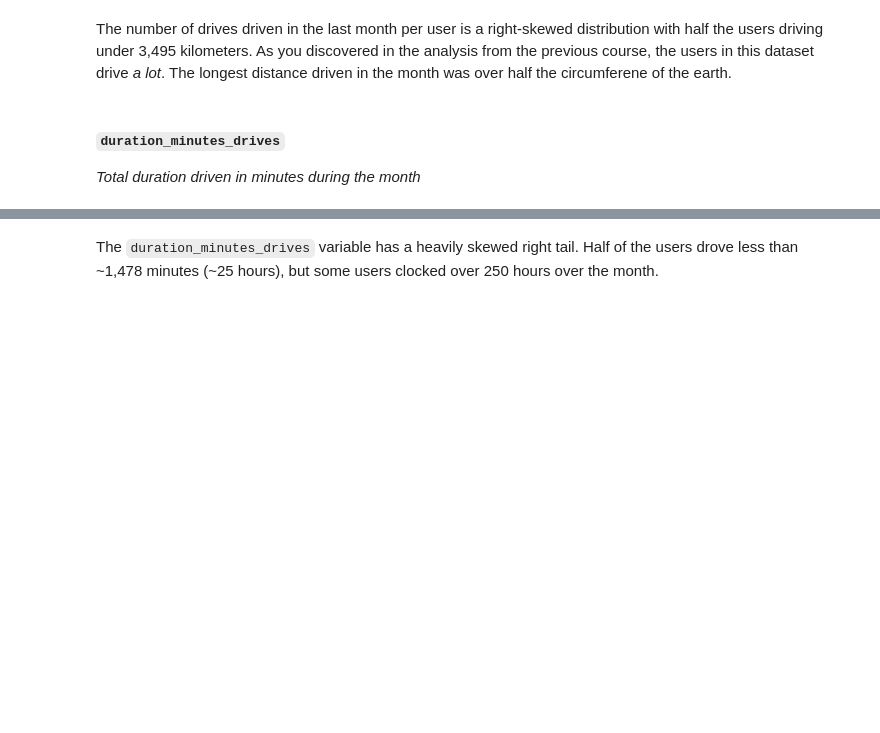
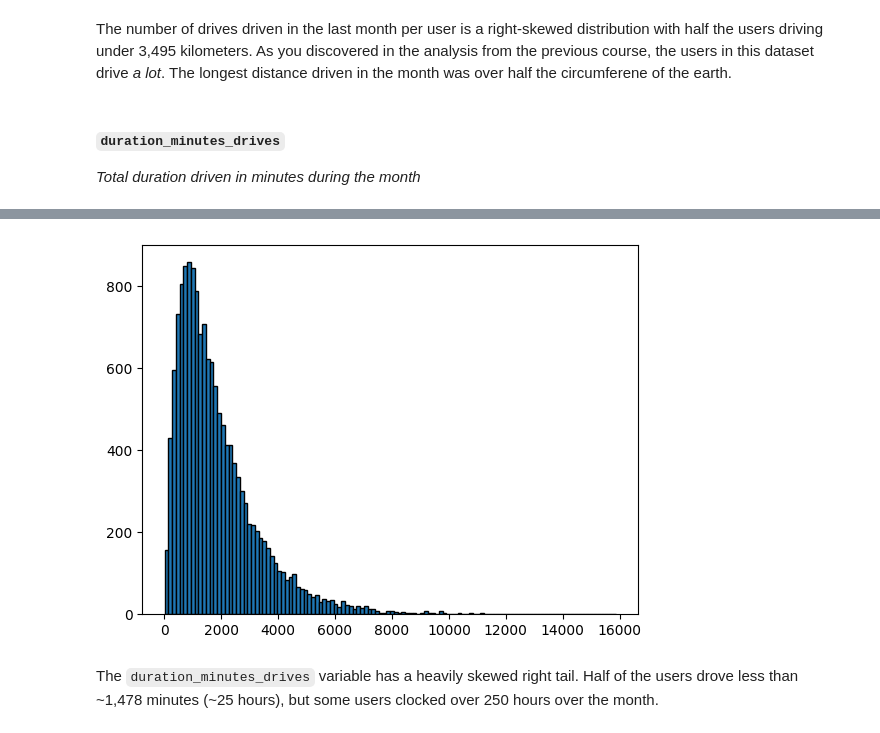
Before and after one commit to andrefsr/Google-Advanced-Data-Analytics-Certificate, a Jupyter notebook: Course 2/Atividades/Activity_Course 3 Waze project lab/Activity_Course 3 Waze project lab.ipynb, the cells around one changed output, grey strips where cells are left out. Drawn from its saved outputs; the diff is of its cells as text; code cells hidden in the pictures; blank space fills up the shorter version.

```diff
--- a/Course 2/Atividades/Activity_Course 3 Waze project lab/Activity_Course 3 Waze project lab.ipynb
+++ b/Course 2/Atividades/Activity_Course 3 Waze project lab/Activity_Course 3 Waze project lab.ipynb
@@ -343,3 +353,10 @@ _Total duration driven in minutes during the month_
+# %%
+# Histogram
+plt.figure()
+plt.hist(df['duration_minutes_drives'],bins='auto',edgecolor='black')
+plt.show()
+# %% [output]
+[figure, added]
 # %% [markdown]
 The `duration_minutes_drives` variable has a heavily skewed right tail. Half of the users drove less than \~1,478 minutes (\~25 hours), but some users clocked over 250 hours over the month.
 # %% [markdown]
```
Also changed, not shown: parts of 41 cells of this notebook.
